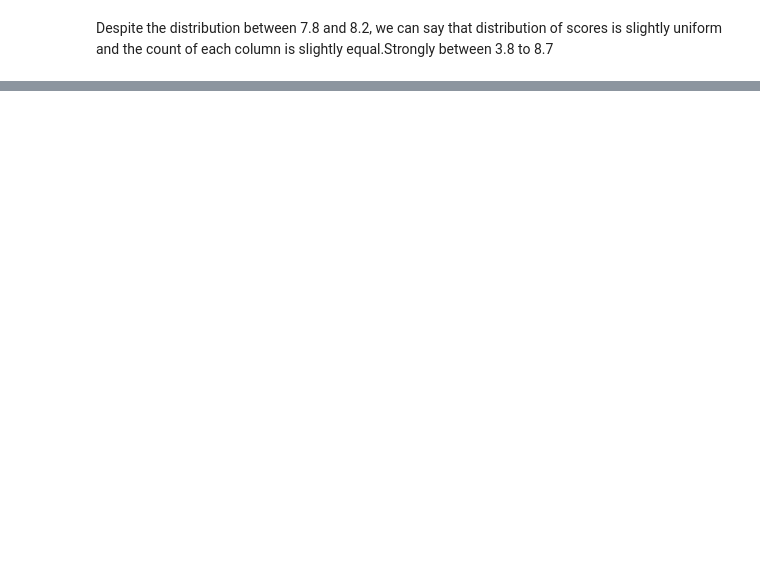
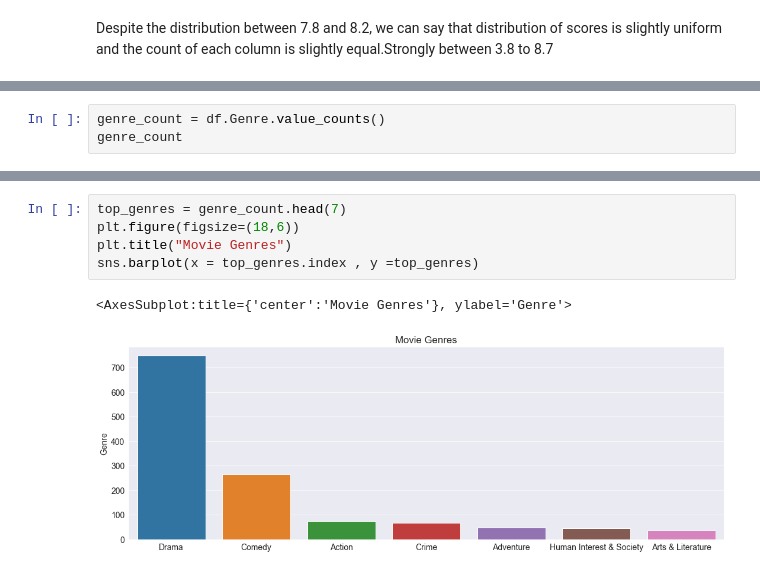
Before and after one commit to hoseinmrh/Iranian_movies_analysis, a Jupyter notebook: Movies.ipynb, the cells around one changed output, grey strips where cells are left out. Saved outputs shown, nothing was run; the diff lists cells and outputs as text; blank space fills up the shorter version.

Commit message:
Genre added

```diff
--- a/Movies.ipynb
+++ b/Movies.ipynb
@@ -264,0 +276,3 @@ Despite the distribution between 7.8 and 8.2, we can say that distribution of sc
+# %%
+genre_count = df.Genre.value_counts()
+genre_count
@@ -264,0 +297,8 @@ Despite the distribution between 7.8 and 8.2, we can say that distribution of sc
+# %%
+top_genres = genre_count.head(7)
+plt.figure(figsize=(18,6))
+plt.title("Movie Genres")
+sns.barplot(x = top_genres.index , y =top_genres)
+# %% [output]
+<AxesSubplot:title={'center':'Movie Genres'}, ylabel='Genre'>
+[figure, added]
```
Also changed, not shown: parts of 6 cells of this notebook.
